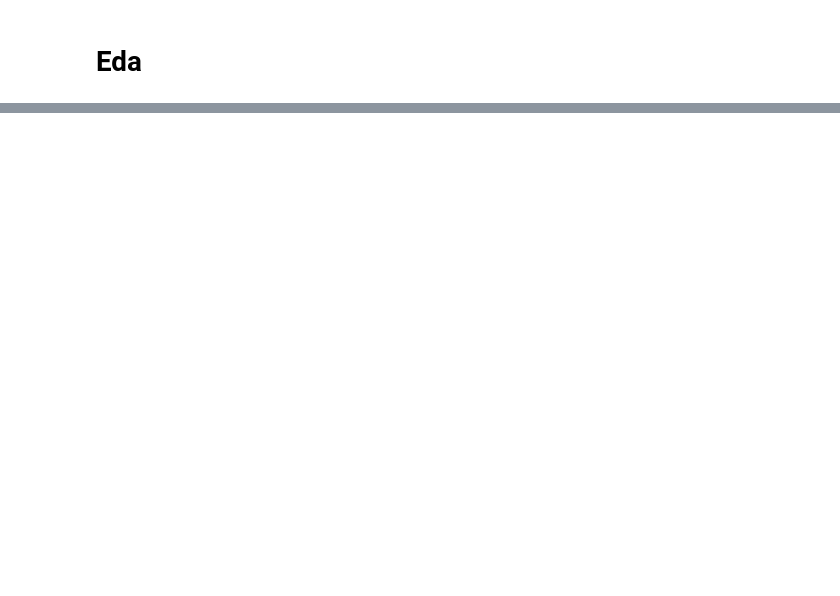
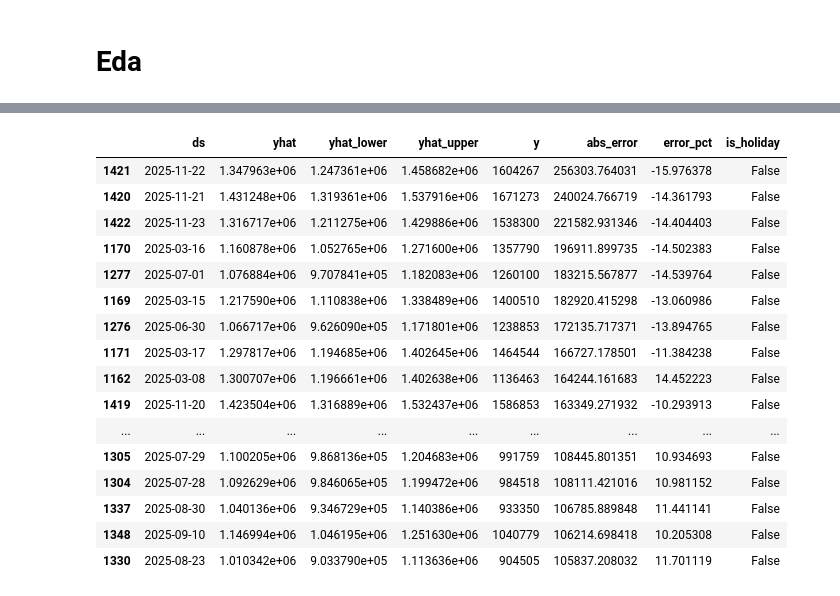
Before and after one commit to ELALMITAHA/energy_forecast, a Jupyter notebook: notebooks/01_base_model.ipynb, the cells around one changed output, grey strips where cells are left out. Cells and saved outputs as stored; diff of their text form; code cells hidden in the pictures; blank space fills up the shorter version.

```diff
--- a/notebooks/01_base_model.ipynb
+++ b/notebooks/01_base_model.ipynb
@@ -304,0 +455,38 @@ fig.show()
+# %%
+import pandas as pd
+import numpy as np
+
+# Extraire la période test
+forecast_test = forecast[-len(test):][['ds', 'yhat', 'yhat_lower', 'yhat_upper']].copy()
+forecast_test['y'] = test['y'].values
+
+# Calculer erreurs
+forecast_test['abs_error'] = np.abs(forecast_test['y'] - forecast_test['yhat'])
+forecast_test['error_pct'] = 100 * (forecast_test['yhat'] - forecast_test['y']) / forecast_test['y']
+
+# Ajouter colonne jour férié
+forecast_test['is_holiday'] = forecast_test['ds'].isin(holidays['ds'])
+
+# Trier par erreur absolue décroissante pour voir les "pires jours"
+forecast_test_sorted = forecast_test.sort_values(by='abs_error', ascending=False)
+
+# Afficher top 10 jours avec la plus grosse erreur
+forecast_test_sorted.head(50)
+# %% [output]
+|  | ds | yhat | yhat_lower | yhat_upper | y | abs_error | error_pct | is_holiday |
+| 1421 | 2025-11-22 | 1.347963e+06 | 1.247361e+06 | 1.458682e+06 | 1604267 | 256303.764031 | -15.976378 | False |
+| 1420 | 2025-11-21 | 1.431248e+06 | 1.319361e+06 | 1.537916e+06 | 1671273 | 240024.766719 | -14.361793 | False |
+| 1422 | 2025-11-23 | 1.316717e+06 | 1.211275e+06 | 1.429886e+06 | 1538300 | 221582.931346 | -14.404403 | False |
+| 1170 | 2025-03-16 | 1.160878e+06 | 1.052765e+06 | 1.271600e+06 | 1357790 | 196911.899735 | -14.502383 | False |
+| 1277 | 2025-07-01 | 1.076884e+06 | 9.707841e+05 | 1.182083e+06 | 1260100 | 183215.567877 | -14.539764 | False |
+| 1169 | 2025-03-15 | 1.217590e+06 | 1.110838e+06 | 1.338489e+06 | 1400510 | 182920.415298 | -13.060986 | False |
+| 1276 | 2025-06-30 | 1.066717e+06 | 9.626090e+05 | 1.171801e+06 | 1238853 | 172135.717371 | -13.894765 | False |
+| 1171 | 2025-03-17 | 1.297817e+06 | 1.194685e+06 | 1.402645e+06 | 1464544 | 166727.178501 | -11.384238 | False |
+| 1162 | 2025-03-08 | 1.300707e+06 | 1.196661e+06 | 1.402638e+06 | 1136463 | 164244.161683 | 14.452223 | False |
+| 1419 | 2025-11-20 | 1.423504e+06 | 1.316889e+06 | 1.532437e+06 | 1586853 | 163349.271932 | -10.293913 | False |
+| ... | ... | ... | ... | ... | ... | ... | ... | ... |
+| 1305 | 2025-07-29 | 1.100205e+06 | 9.868136e+05 | 1.204683e+06 | 991759 | 108445.801351 | 10.934693 | False |
+| 1304 | 2025-07-28 | 1.092629e+06 | 9.846065e+05 | 1.199472e+06 | 984518 | 108111.421016 | 10.981152 | False |
+| 1337 | 2025-08-30 | 1.040136e+06 | 9.346729e+05 | 1.140386e+06 | 933350 | 106785.889848 | 11.441141 | False |
+| 1348 | 2025-09-10 | 1.146994e+06 | 1.046195e+06 | 1.251630e+06 | 1040779 | 106214.698418 | 10.205308 | False |
+| 1330 | 2025-08-23 | 1.010342e+06 | 9.033790e+05 | 1.113636e+06 | 904505 | 105837.208032 | 11.701119 | False |
```
Also changed, not shown: parts of 16 cells of this notebook, 1 other file.
